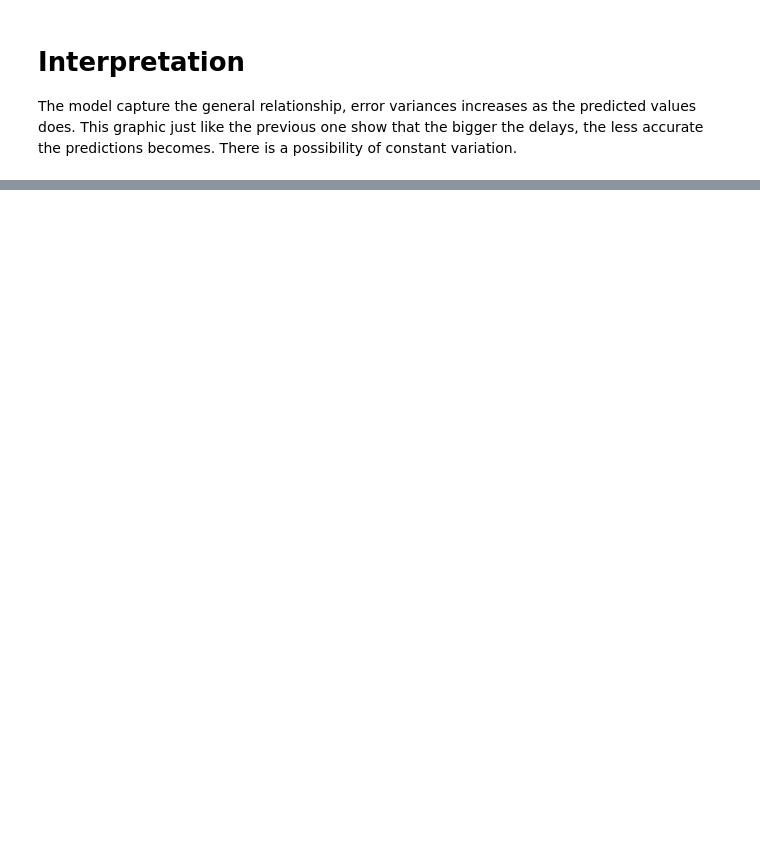
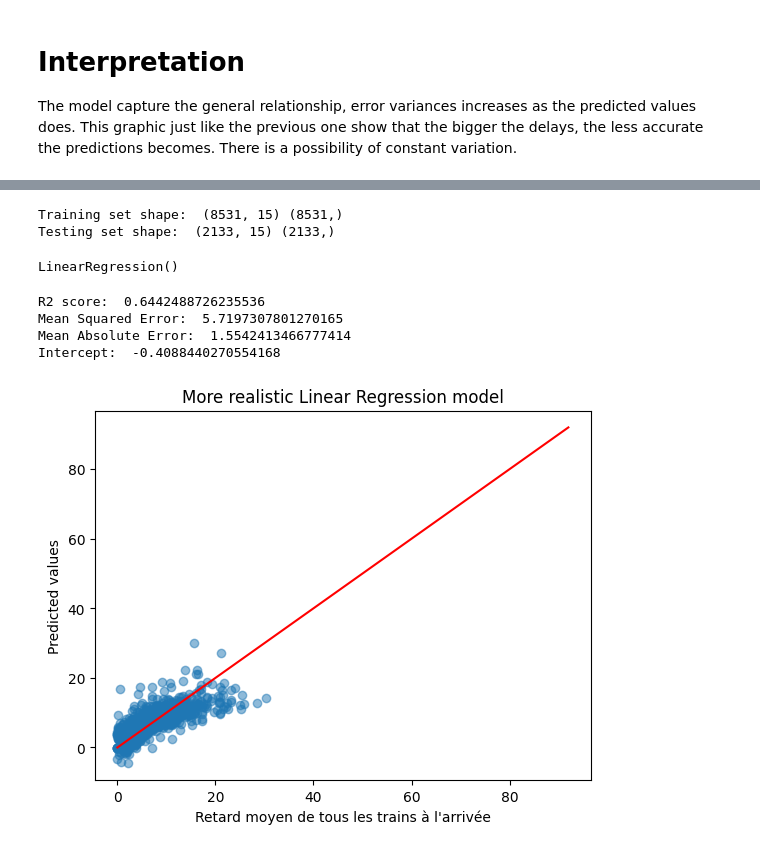
Before and after one commit to AlexandrG1209/tardis, a Jupyter notebook: tardis_model2.ipynb, the cells around one changed output, grey strips where cells are left out. Cells and saved outputs as stored; diff of their text form; code cells hidden in the pictures; blank space fills up the shorter version.

Commit message:
add dataleak clean model

```diff
--- a/tardis_model2.ipynb
+++ b/tardis_model2.ipynb
@@ -96,0 +117,64 @@ This graphic just like the previous one show that the bigger the delays, the les
+# %%
+from sklearn.model_selection import train_test_split
+#Split the data into training and testing
+
+X_train, X_test, y_train, y_test = train_test_split(X, y, test_size=0.2, random_state=42)
+
+#print shape of training and testing
+print("Training set shape: ", X_train.shape, y_train.shape)
+print("Testing set shape: ", X_test.shape, y_test.shape)
+# %% [output]
+Training set shape:  (8531, 15) (8531,)
+Testing set shape:  (2133, 15) (2133,)
+# %%
+from sklearn.linear_model import LinearRegression
+
+#Create a linear regression model
+
+lr = LinearRegression()
+# %%
+#Model training
+
+lr.fit(X_train, y_train)
+# %% [output]
+LinearRegression()
+# %%
+#Predict on testing set
+
+y_predict = lr.predict(X_test)
+
+#y_predict are predicted values of the target variable based on the columns
+# %%
+from sklearn.metrics import r2_score, mean_squared_error, mean_absolute_error
+
+#Evaluate the performance of the model
+
+r2 = r2_score(y_test, y_predict) #Variance of the target explained by the independent variables (features)  / Higher value is better
+mse = mean_squared_error(y_test, y_predict) #Average squared distance between the predicted and the actual values  / Lower value is better
+mae = mean_absolute_error(y_test, y_predict) #Average absolute distance between the predicted and the actual values  / Lower value is better
+intercept = lr.intercept_  #Starting point of the regression line on the y axis
+                        #If positive number, target increases as features increase and reverse
+
+
+print("R2 score: ", r2)
+print("Mean Squared Error: ", mse)
+print("Mean Absolute Error: ", mae)
+print("Intercept: ", intercept)
+# %% [output]
+R2 score:  0.6442488726235536
+Mean Squared Error:  5.7197307801270165
+Mean Absolute Error:  1.5542413466777414
+Intercept:  -0.4088440270554168
+# %%
+import matplotlib.pyplot as plt
+
+#Compare the model to the actual values, if it is good then it should be close to match the diagonal line
+
+plt.scatter(y_test, y_predict, alpha=0.5)
+plt.plot([y.min(), y.max()], [y.min(), y.max()], color = "red")
+plt.xlabel("Retard moyen de tous les trains à l'arrivée")
+plt.ylabel("Predicted values")
+plt.title("More realistic Linear Regression model")
+plt.show()
+# %% [output]
+[figure, added]
```
Also changed, not shown: parts of 8 cells of this notebook.
